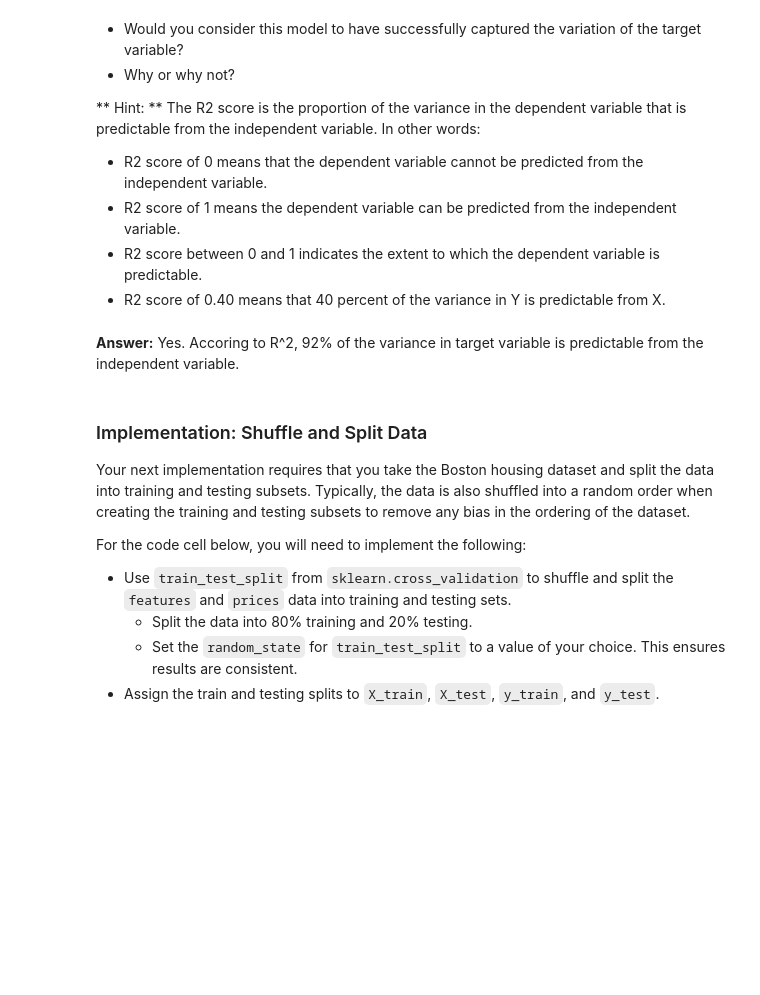
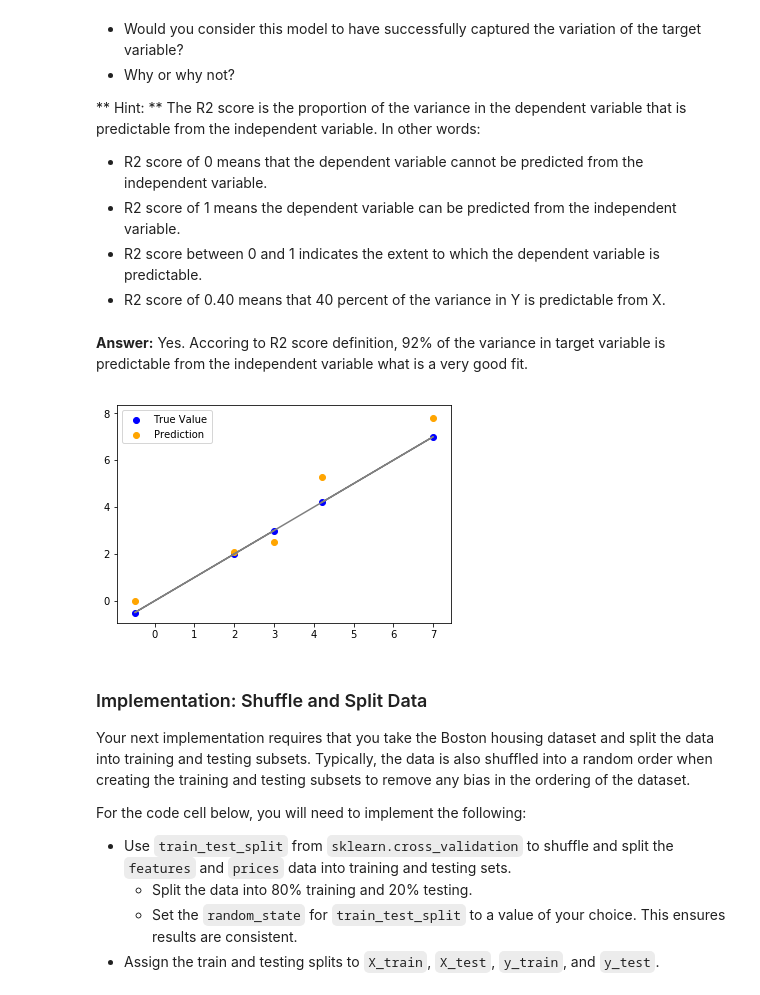
Before and after one commit to rubentrancoso/udacity-mlaif-bostonhousing, a Jupyter notebook: boston_housing.ipynb, the cells around one changed output. Drawn from its saved outputs; the diff is of its cells as text; code cells hidden in the pictures; blank space fills up the shorter version.

```diff
--- a/boston_housing.ipynb
+++ b/boston_housing.ipynb
@@ -267,7 +267,18 @@ Model has a coefficient of determination, R^2, of 0.923.
 * R2 score between 0 and 1 indicates the extent to which the dependent variable is predictable.
 * R2 score of 0.40 means that 40 percent of the variance in Y is predictable from X.
 # %% [markdown]
-**Answer:** Yes. Accoring to R^2, 92% of the variance in target variable is predictable from the independent variable.
+**Answer:** Yes. Accoring to R2 score definition, 92% of the variance in target variable is predictable from the independent variable  what is a very good fit.
+# %%
+true_values = [3, -0.5, 2, 7, 4.2]
+predicted_values = [2.5, 0, 2.1, 7.8, 5.3]
+
+true_handle = plt.scatter(true_values, true_values, color='blue', label='True Value')
+pred_handle = plt.scatter(true_values, predicted_values, color='orange', label='Prediction')
+plt.plot(true_values,true_values, color='grey')
+plt.legend(handles=[true_handle, pred_handle])
+plt.show()
+# %% [output]
+[figure, added]
 # %% [markdown]
 ### Implementation: Shuffle and Split Data
 Your next implementation requires that you take the Boston housing dataset and split the data into training and testing subsets. Typically, the data is also shuffled into a random order when creating the training and testing subsets to remove any bias in the ordering of the dataset.
```
Also changed, not shown: parts of 3 cells of this notebook.
